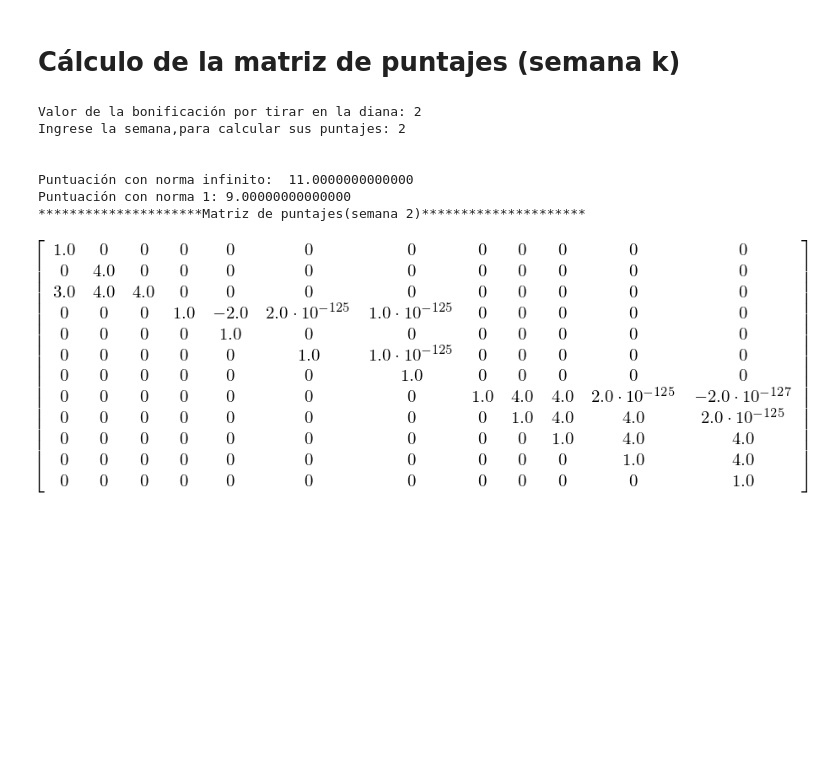
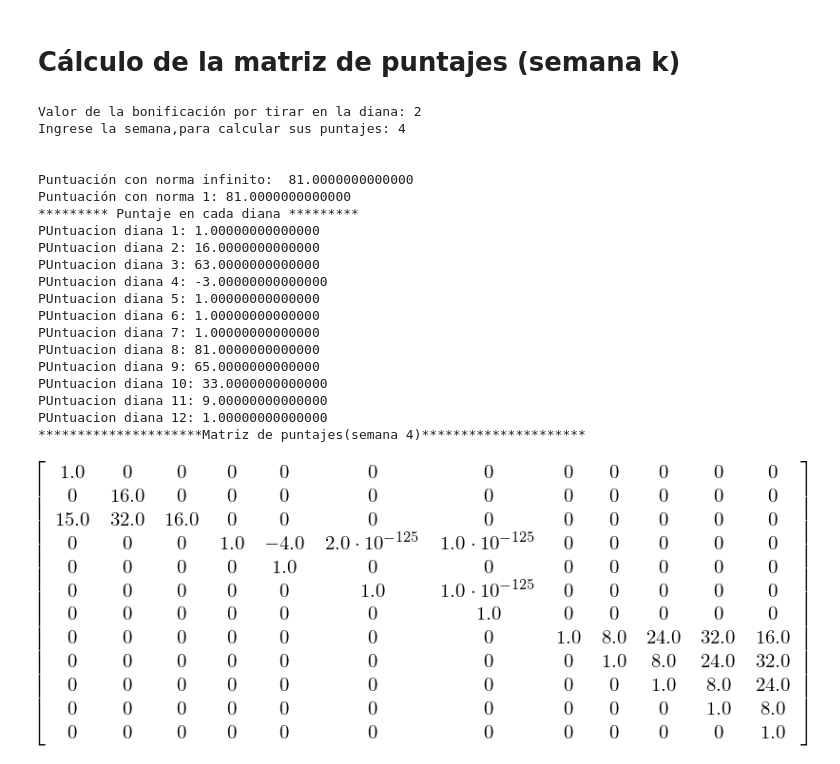
Before and after one commit to MillerSilva/Tiro-en-Diana, a Jupyter notebook: Presentacion.ipynb, the cells around one changed output. Saved outputs shown, nothing was run; the diff lists cells and outputs as text; code cells hidden in the pictures; blank space fills up the shorter version.

Commit message:
Calculando puntajes en cada diana

```diff
--- a/Presentacion.ipynb
+++ b/Presentacion.ipynb
@@ -88,41 +88,67 @@ def power_jordan(A):
 def puntaje_k(A, s0, k0):
     puntk = power_jordan(A)
     return puntk.evalf(subs={s:s0, k:k0}) # Matriz de puntajes semana k0
+
+
+
+def puntaje_diana(B):
+    """
+    Calcula los puntajes por cada diana
+    """
+    nrowB = np.shape(B)[0]
+    print("********* Puntaje en cada diana *********")
+    for k in range(nrowB):
+        punt = sum(B[k, :])
+        print("PUntuacion diana {}: {}".format(k+1, punt))
 
 def print_matrix(A):
     nrow = np.shape(A)[0]
     for k in range(nrow):
         print("{}".format(A[k,:]))
 
 
 
 
 s0 = float(input("Valor de la bonificación por tirar en la diana: "))
 k0 = int(input("Ingrese la semana,para calcular sus puntajes: "))
 
 while s0 < 0 or s0 == 1 or k0 < 0:
     print("Por favor ingrese valores correctos: ")
     s0 = float(input("Valor de la bonificación por tirar en la diana: "))
     k0 = int(input("Ingrese la semana,para calcular sus puntajes: "))
 
 
 Ak = puntaje_k(A, s0, k0)
 
 punt_inf = sl.norm(Ak, np.inf)
 punt_1 = sl.norm(Ak, 1)
 
 init_printing()
 
 
 print("\n\nPuntuación con norma infinito:\t{}\nPuntuación con norma 1:\t{}".format(punt_inf, punt_1))
+puntaje_diana(Ak)
 print("*********************Matriz de puntajes(semana {})*********************".format(k0))
 Ak
 # %% [output]
 Valor de la bonificación por tirar en la diana: 2
-Ingrese la semana,para calcular sus puntajes: 2
+Ingrese la semana,para calcular sus puntajes: 4
 
 
-Puntuación con norma infinito:  11.0000000000000
-Puntuación con norma 1: 9.00000000000000
-*********************Matriz de puntajes(semana 2)*********************
+Puntuación con norma infinito:  81.0000000000000
+Puntuación con norma 1: 81.0000000000000
+********* Puntaje en cada diana *********
+PUntuacion diana 1: 1.00000000000000
+PUntuacion diana 2: 16.0000000000000
+PUntuacion diana 3: 63.0000000000000
+PUntuacion diana 4: -3.00000000000000
+PUntuacion diana 5: 1.00000000000000
+PUntuacion diana 6: 1.00000000000000
+PUntuacion diana 7: 1.00000000000000
+PUntuacion diana 8: 81.0000000000000
+PUntuacion diana 9: 65.0000000000000
+PUntuacion diana 10: 33.0000000000000
+PUntuacion diana 11: 9.00000000000000
+PUntuacion diana 12: 1.00000000000000
+*********************Matriz de puntajes(semana 4)*********************
-[figure, old version]
+[figure, new version]
```
